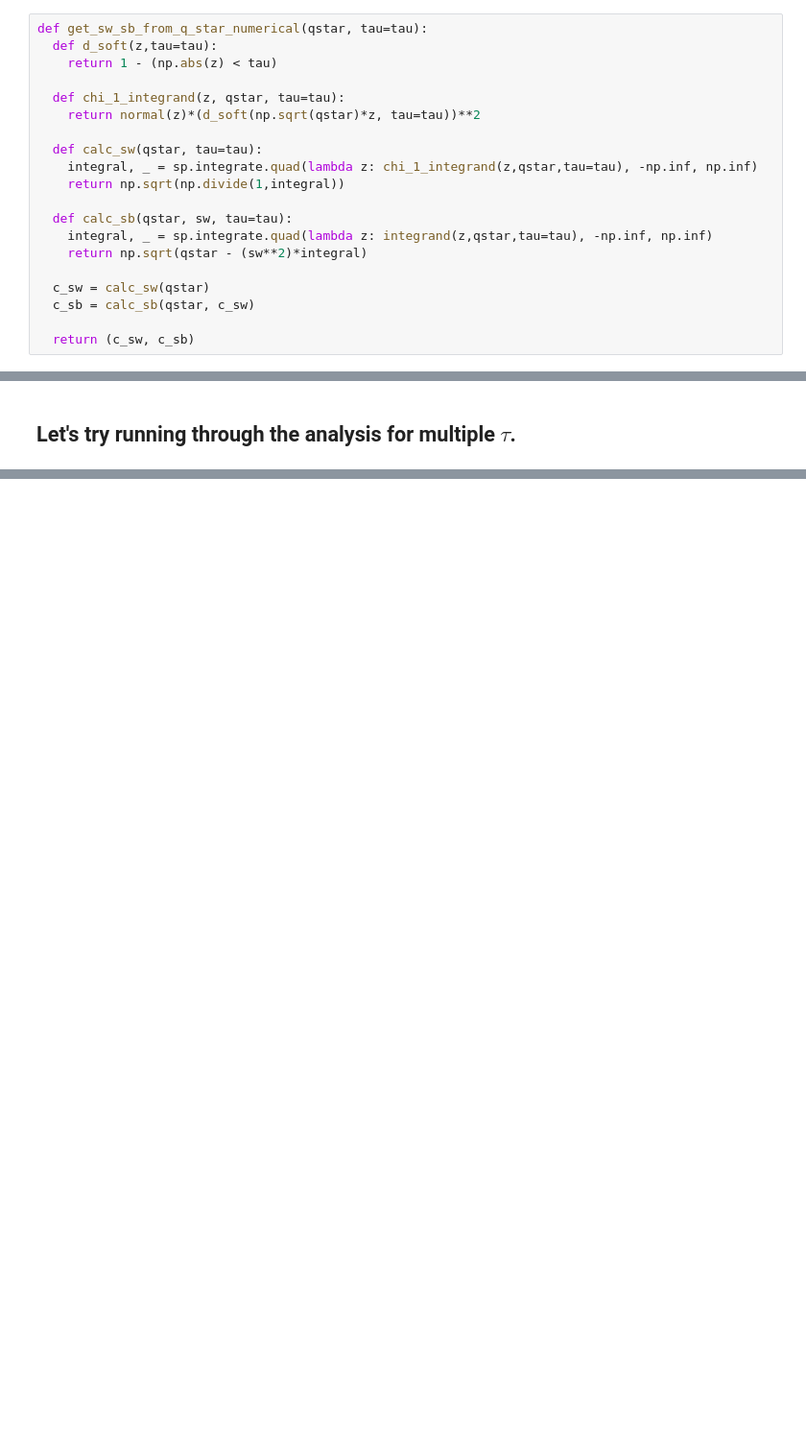
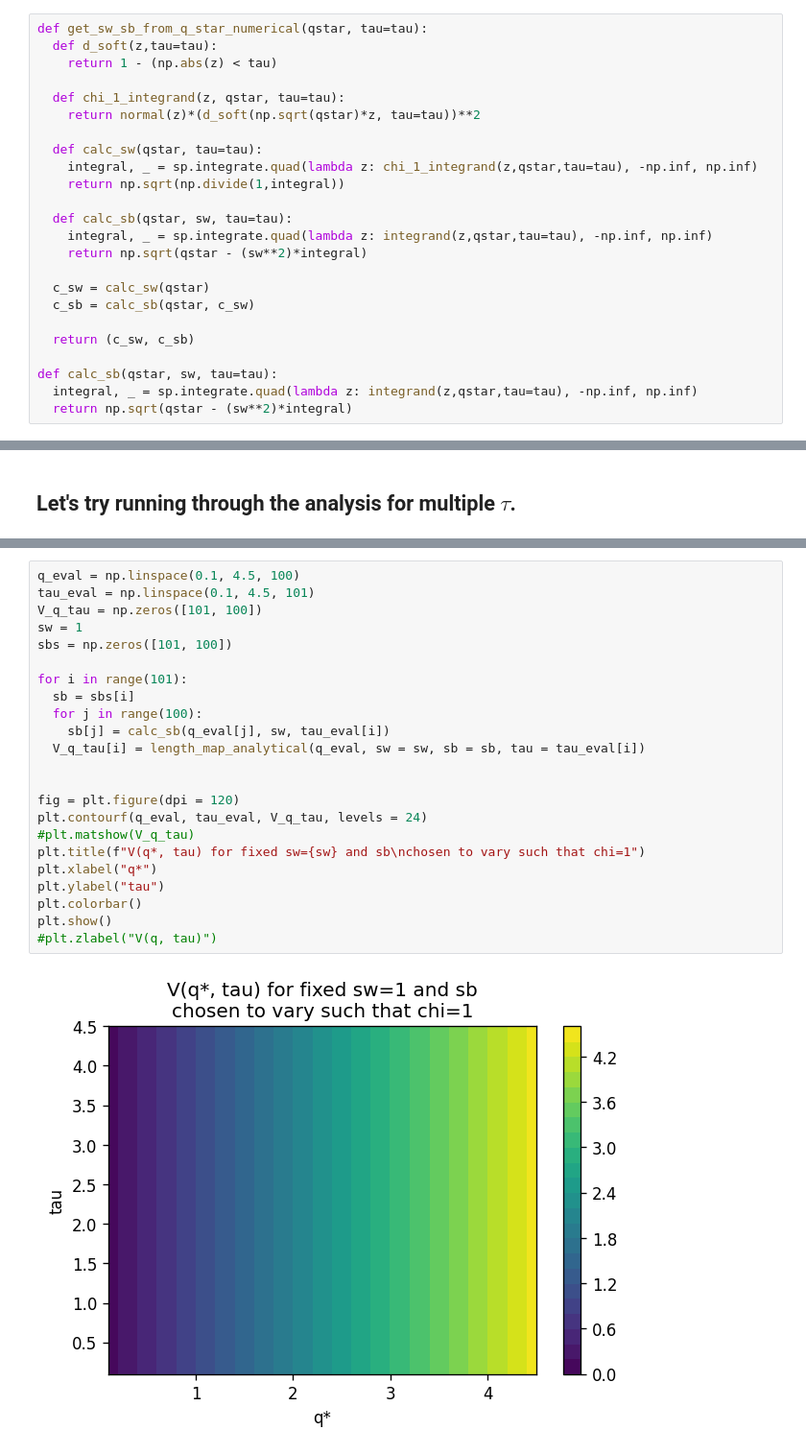
Before and after one commit to ndaultryball1/activation_sparsity, a Jupyter notebook: Deep_Learning_Simulation_WeekF06_07.ipynb, the cells around one changed output, grey strips where cells are left out. Shown at 96% size. Cells and saved outputs as stored; diff of their text form; blank space fills up the shorter version.

```diff
--- a/Deep_Learning_Simulation_WeekF06_07.ipynb
+++ b/Deep_Learning_Simulation_WeekF06_07.ipynb
@@ -226,6 +226,10 @@ def get_sw_sb_from_q_star_numerical(qstar, tau=tau):
   c_sb = calc_sb(qstar, c_sw)
 
   return (c_sw, c_sb)
+
+def calc_sb(qstar, sw, tau=tau):
+  integral, _ = sp.integrate.quad(lambda z: integrand(z,qstar,tau=tau), -np.inf, np.inf)
+  return np.sqrt(qstar - (sw**2)*integral)
 # %%
 def get_sw_sb_from_q_star_analytical(q, tau=tau):
   ratio = tau/np.sqrt(q)
@@ -326,0 +334,25 @@ plt.show()
+# %%
+q_eval = np.linspace(0.1, 4.5, 100)
+tau_eval = np.linspace(0.1, 4.5, 101)
+V_q_tau = np.zeros([101, 100])
+sw = 1
+sbs = np.zeros([101, 100])
+
+for i in range(101):
+  sb = sbs[i]
+  for j in range(100):
+    sb[j] = calc_sb(q_eval[j], sw, tau_eval[i])
+  V_q_tau[i] = length_map_analytical(q_eval, sw = sw, sb = sb, tau = tau_eval[i])
+
+
+fig = plt.figure(dpi = 120)
+plt.contourf(q_eval, tau_eval, V_q_tau, levels = 24)
+#plt.matshow(V_q_tau)
+plt.title(f"V(q*, tau) for fixed sw={sw} and sb\nchosen to vary such that chi=1")
+plt.xlabel("q*")
+plt.ylabel("tau")
+plt.colorbar()
+plt.show()
+#plt.zlabel("V(q, tau)")
+# %% [output]
+[figure, added]
```
Also changed, not shown: parts of 10 cells of this notebook.
